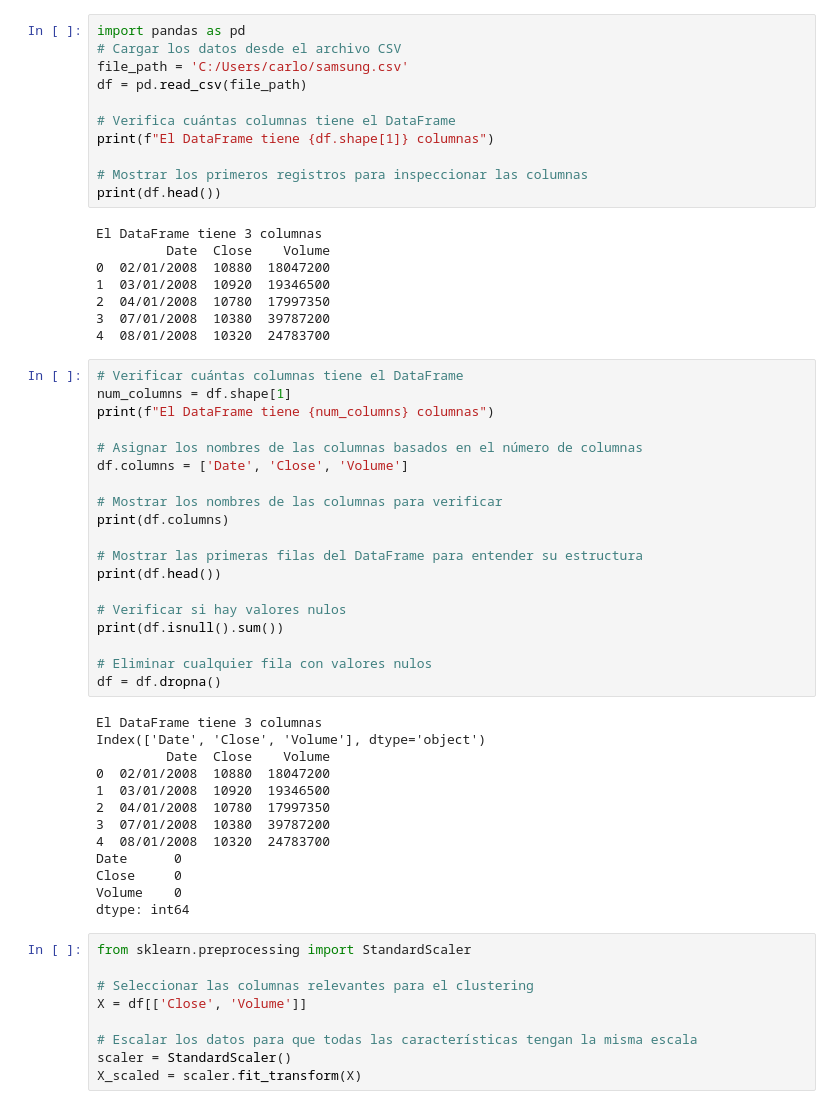
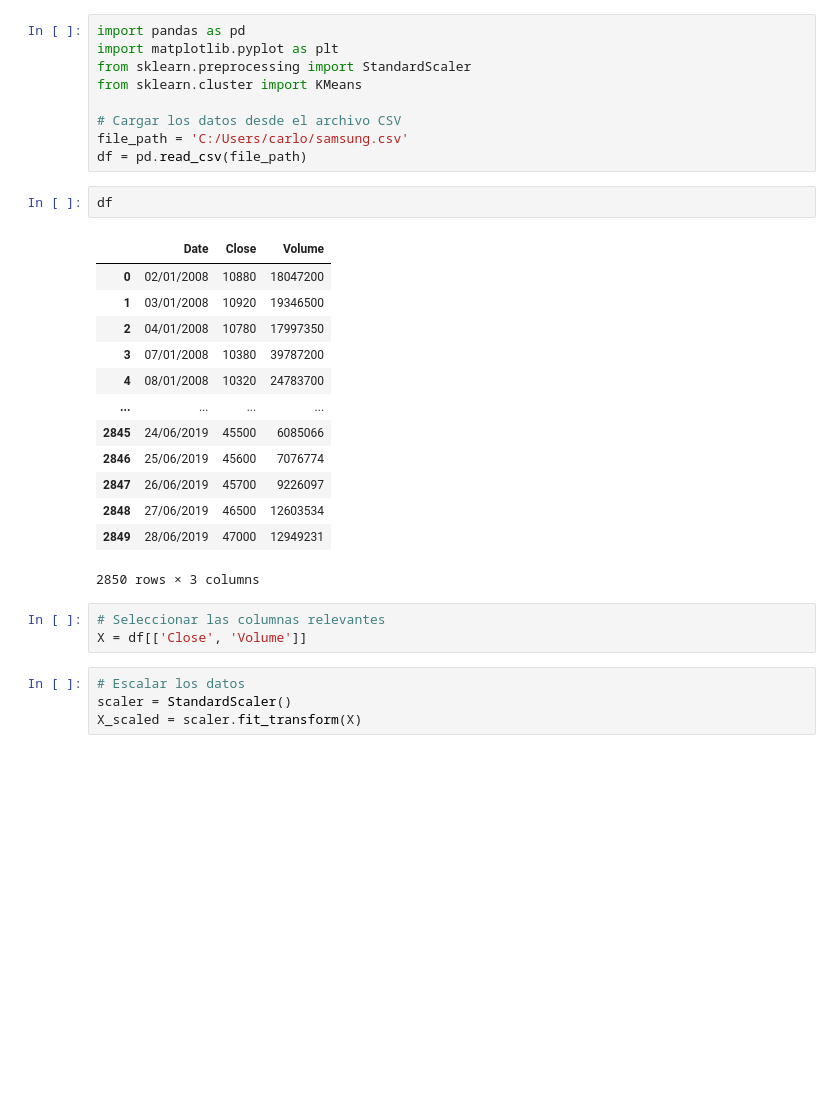
Before and after one commit to carlop13/analisis_Nosupervisado_samsung, a Jupyter notebook: SA_U_2_samsung.ipynb, the cells around one changed output. Cells and saved outputs as stored; diff of their text form; blank space fills up the shorter version.

```diff
--- a/SA_U_2_samsung.ipynb
+++ b/SA_U_2_samsung.ipynb
@@ -1,60 +1,32 @@
 # %%
 import pandas as pd
+import matplotlib.pyplot as plt
+from sklearn.preprocessing import StandardScaler
+from sklearn.cluster import KMeans
+
 # Cargar los datos desde el archivo CSV
 file_path = 'C:/Users/carlo/samsung.csv'
 df = pd.read_csv(file_path)
-
-# Verifica cuántas columnas tiene el DataFrame
-print(f"El DataFrame tiene {df.shape[1]} columnas")
-
-# Mostrar los primeros registros para inspeccionar las columnas
-print(df.head())
-# %% [output]
-El DataFrame tiene 3 columnas
-         Date  Close    Volume
-0  02/01/2008  10880  18047200
-1  03/01/2008  10920  19346500
-2  04/01/2008  10780  17997350
-3  07/01/2008  10380  39787200
-4  08/01/2008  10320  24783700
+# %%
+df
+# %% [output]
+|  | Date | Close | Volume |
+| 0 | 02/01/2008 | 10880 | 18047200 |
+| 1 | 03/01/2008 | 10920 | 19346500 |
+| 2 | 04/01/2008 | 10780 | 17997350 |
+| 3 | 07/01/2008 | 10380 | 39787200 |
+| 4 | 08/01/2008 | 10320 | 24783700 |
+| ... | ... | ... | ... |
+| 2845 | 24/06/2019 | 45500 | 6085066 |
+| 2846 | 25/06/2019 | 45600 | 7076774 |
+| 2847 | 26/06/2019 | 45700 | 9226097 |
+| 2848 | 27/06/2019 | 46500 | 12603534 |
+| 2849 | 28/06/2019 | 47000 | 12949231 |
+2850 rows × 3 columns
 # %%
-# Verificar cuántas columnas tiene el DataFrame
-num_columns = df.shape[1]
-print(f"El DataFrame tiene {num_columns} columnas")
-
-# Asignar los nombres de las columnas basados en el número de columnas
-df.columns = ['Date', 'Close', 'Volume']
-
-# Mostrar los nombres de las columnas para verificar
-print(df.columns)
-
-# Mostrar las primeras filas del DataFrame para entender su estructura
-print(df.head())
-
-# Verificar si hay valores nulos
-print(df.isnull().sum())
-
-# Eliminar cualquier fila con valores nulos
-df = df.dropna()
+# Seleccionar las columnas relevantes
+X = df[['Close', 'Volume']]
-# %% [output]
-El DataFrame tiene 3 columnas
-Index(['Date', 'Close', 'Volume'], dtype='object')
-         Date  Close    Volume
-0  02/01/2008  10880  18047200
-1  03/01/2008  10920  19346500
-2  04/01/2008  10780  17997350
-3  07/01/2008  10380  39787200
-4  08/01/2008  10320  24783700
-Date      0
-Close     0
-Volume    0
-dtype: int64
 # %%
-from sklearn.preprocessing import StandardScaler
-
-# Seleccionar las columnas relevantes para el clustering
-X = df[['Close', 'Volume']]
-
-# Escalar los datos para que todas las características tengan la misma escala
+# Escalar los datos
 scaler = StandardScaler()
 X_scaled = scaler.fit_transform(X)
```
Also changed, not shown: parts of 6 cells of this notebook, 1 other file.
